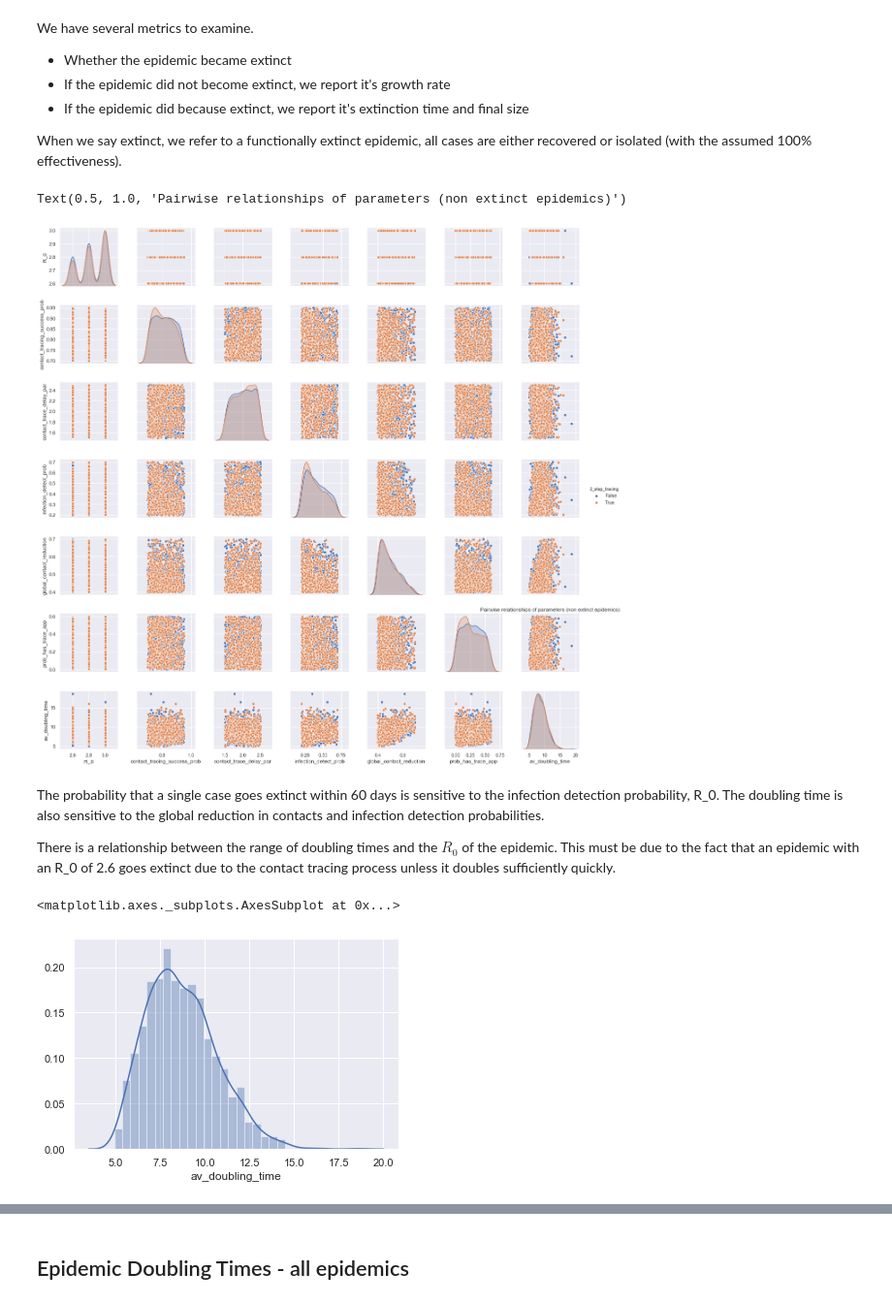
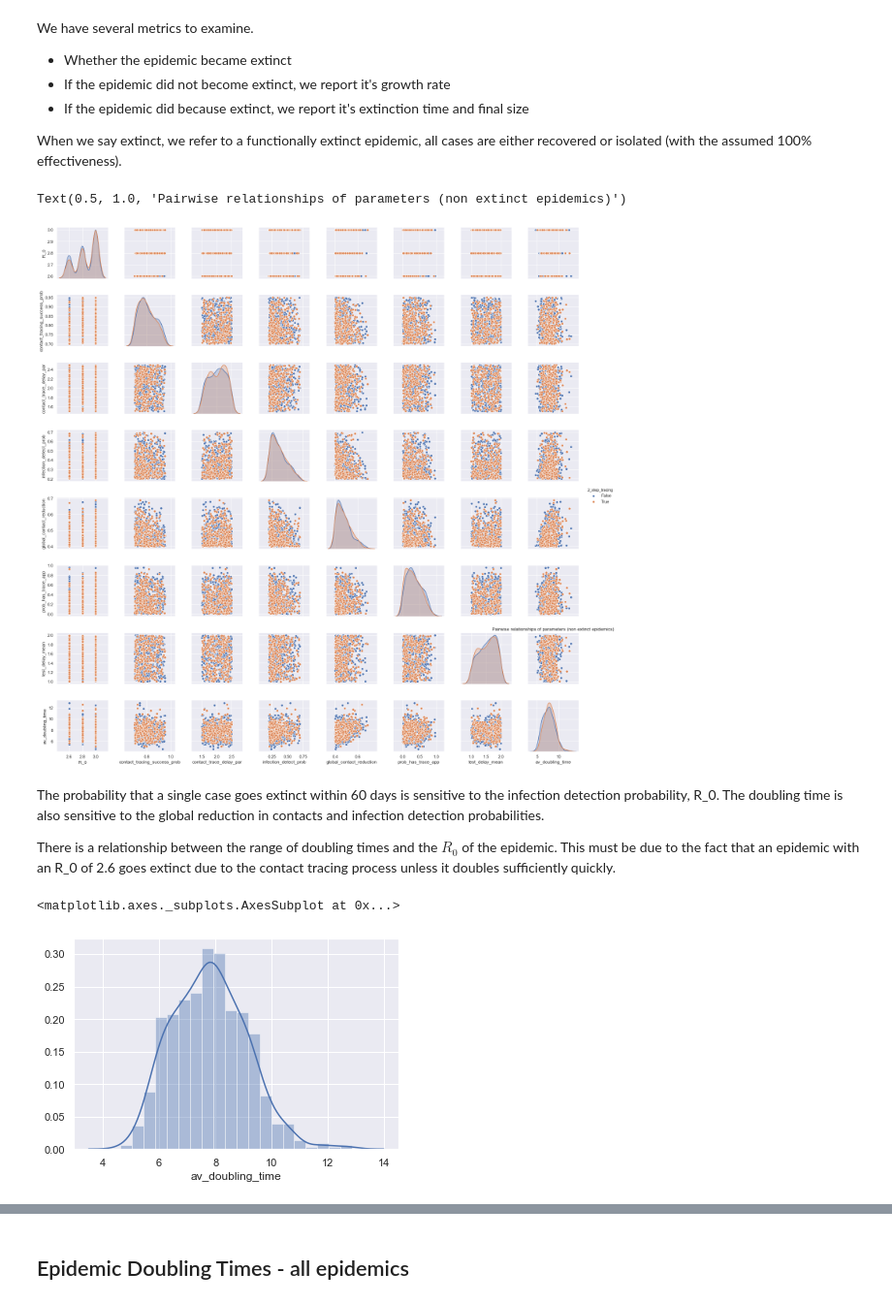
Before and after one commit to foobacca/household-contact-tracing, a Jupyter notebook: SensitivityAnalysis.ipynb, the cells around one changed output, grey strips where cells are left out. Shown at 97% size. Drawn from its saved outputs; the diff is of its cells as text; code cells hidden in the pictures.

```diff
--- a/SensitivityAnalysis.ipynb
+++ b/SensitivityAnalysis.ipynb
@@ -20,8 +20,9 @@ param_names = [
     "infection_detect_prob",
     "global_contact_reduction",
     "2_step_tracing",
-    "prob_has_trace_app"
+    "prob_has_trace_app",
+    "test_delay_mean"
     ]
-col_names = param_names + [str(i) for i in range(60)]
+col_names = param_names + [str(i) for i in range(90)]
 data_in = pd.read_excel("Data/simulation_results.xlsx", index_col = 0)
 data = data_in.copy()
@@ -108,33 +93,36 @@ When we say extinct, we refer to a functionally extinct epidemic, all cases are
 # %%
 epidemics_not_extinct = epidemics_not_extinct.assign(times_doubled = lambda x: np.log2(x["59"]))
 epidemics_not_extinct = epidemics_not_extinct.assign(av_doubling_time = lambda x: 59/np.log2(x["59"]))
+epidemics_not_extinct["two_step_tracing_int"] =  epidemics_not_extinct["2_step_tracing"].astype(int)
 # %%
 var_names = [
     "R_0",
     "contact_tracing_success_prob",
     "contact_trace_delay_par",
     "infection_detect_prob",
     "global_contact_reduction",
     "2_step_tracing",
     "prob_has_trace_app",
+    "test_delay_mean",
     "av_doubling_time"
     ]
 
 plot_names = [
     "R_0",
     "contact_tracing_success_prob",
     "contact_trace_delay_par",
     "infection_detect_prob",
     "global_contact_reduction",
     "prob_has_trace_app",
+    "test_delay_mean",
     "av_doubling_time"
     ]
 #two_step_not_extinct = epidemics_not_extinct[epidemics_not_extinct["2_step_tracing"] == True]
 pair = sns.pairplot(epidemics_not_extinct[var_names], vars = plot_names, hue = "2_step_tracing")
 plt.title("Pairwise relationships of parameters (non extinct epidemics)")
 # %% [output]
 Text(0.5, 1.0, 'Pairwise relationships of parameters (non extinct epidemics)')
-[figure, old version]
+[figure, new version]
 # %% [markdown]
 The probability that a single case goes extinct within 60 days is sensitive to the infection detection probability, R_0. The doubling time is also sensitive to the global reduction in contacts and infection detection probabilities.
 
@@ -143,7 +131,7 @@ There is a relationship between the range of doubling times and the $R_0$ of the
 sns.distplot(epidemics_not_extinct["av_doubling_time"])
 # %% [output]
 <matplotlib.axes._subplots.AxesSubplot at 0x...>
-[figure, old version]
+[figure, new version]
 # %%
 sns.distplot(epidemics_not_extinct.loc[epidemics_not_extinct["2_step_tracing"] == True]["av_doubling_time"])
 sns.distplot(epidemics_not_extinct.loc[epidemics_not_extinct["2_step_tracing"] == False]["av_doubling_time"])
```
Also changed, not shown: parts of 18 cells of this notebook, 1 other file.
